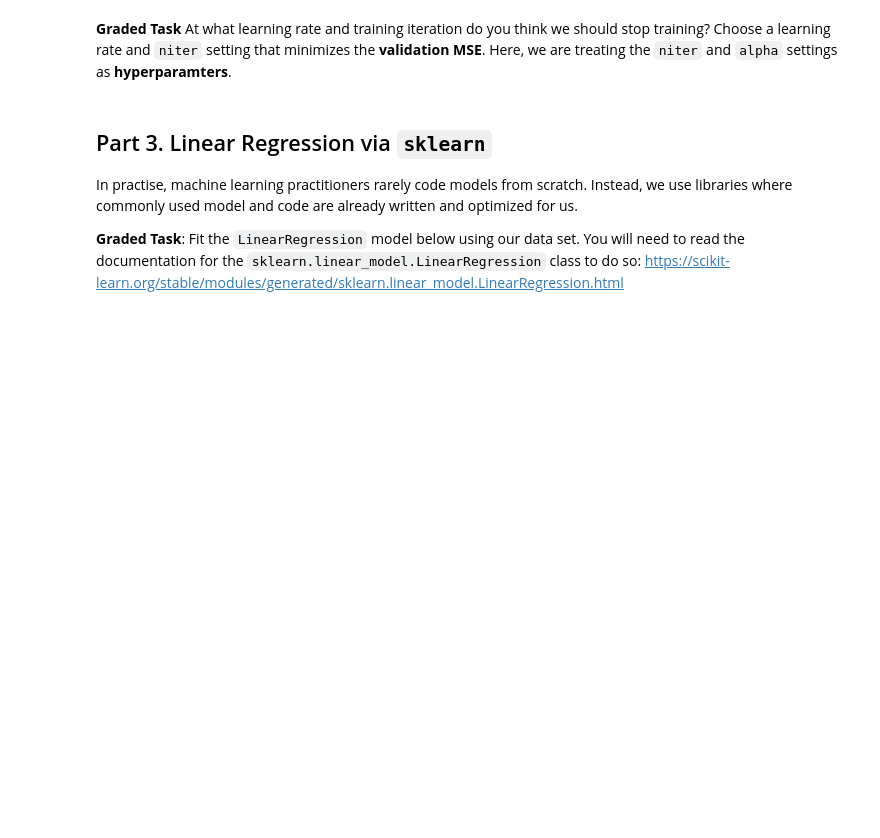
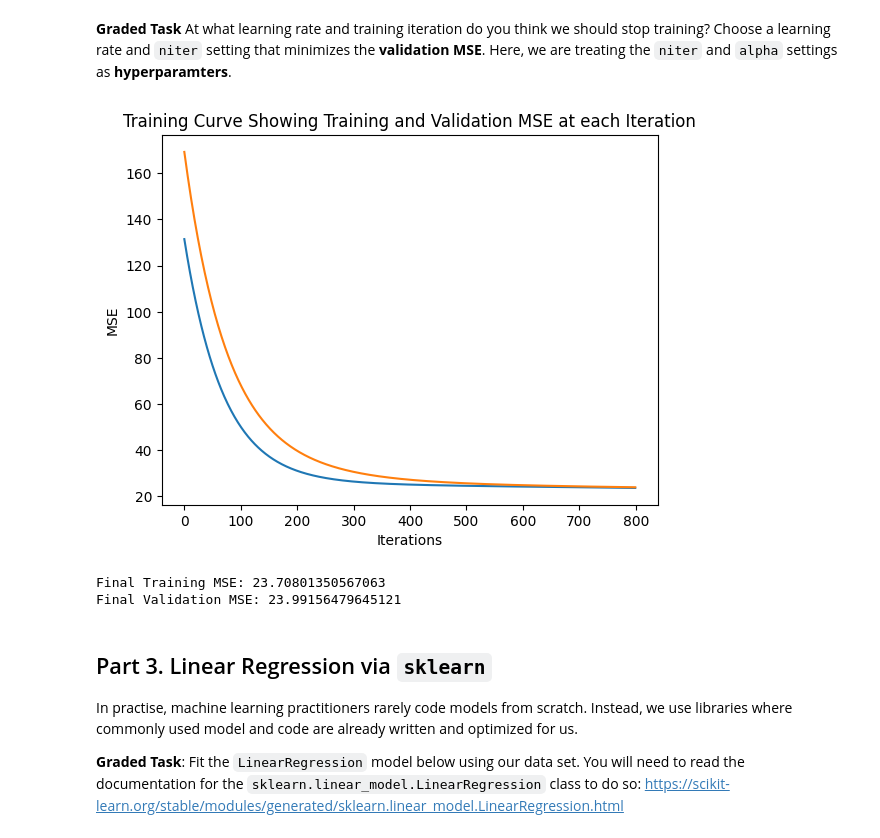
Before and after one commit to hhcgoodluck/CSC311-Introduction-to-Machine-Learning, a Jupyter notebook: lab03.ipynb, the cells around one changed output. Cells and saved outputs as stored; diff of their text form; code cells hidden in the pictures; blank space fills up the shorter version.

```diff
--- a/lab03.ipynb
+++ b/lab03.ipynb
@@ -369,9 +468,13 @@ solve_via_gradient_descent(alpha=0.0001, niter=500)
 Choose a learning rate and `niter` setting that minimizes the **validation MSE**.
 Here, we are treating the `niter` and `alpha` settings as **hyperparamters**.
 # %%
-alpha = 0.0001 # TODO: choose your own value
-niter = 200    # TODO: choose your own value
+alpha = 1e-6    # choose your own value
+niter = 800    # choose your own value
 best_w = solve_via_gradient_descent(alpha=alpha, niter=niter)
+# %% [output]
+[figure, added]
+Final Training MSE: 23.70801350567063
+Final Validation MSE: 23.99156479645121
 # %% [markdown]
 ## Part 3. Linear Regression via `sklearn`
 
```
Also changed, not shown: parts of 15 cells of this notebook.
